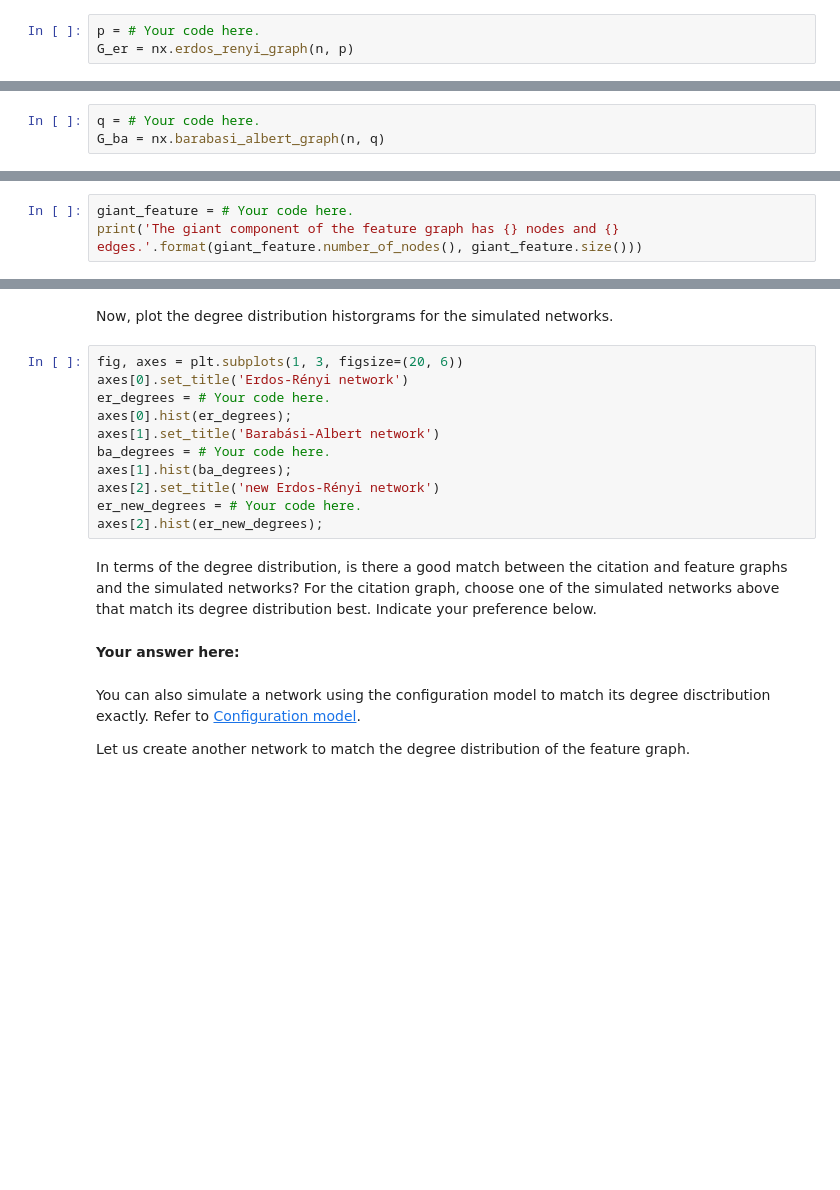
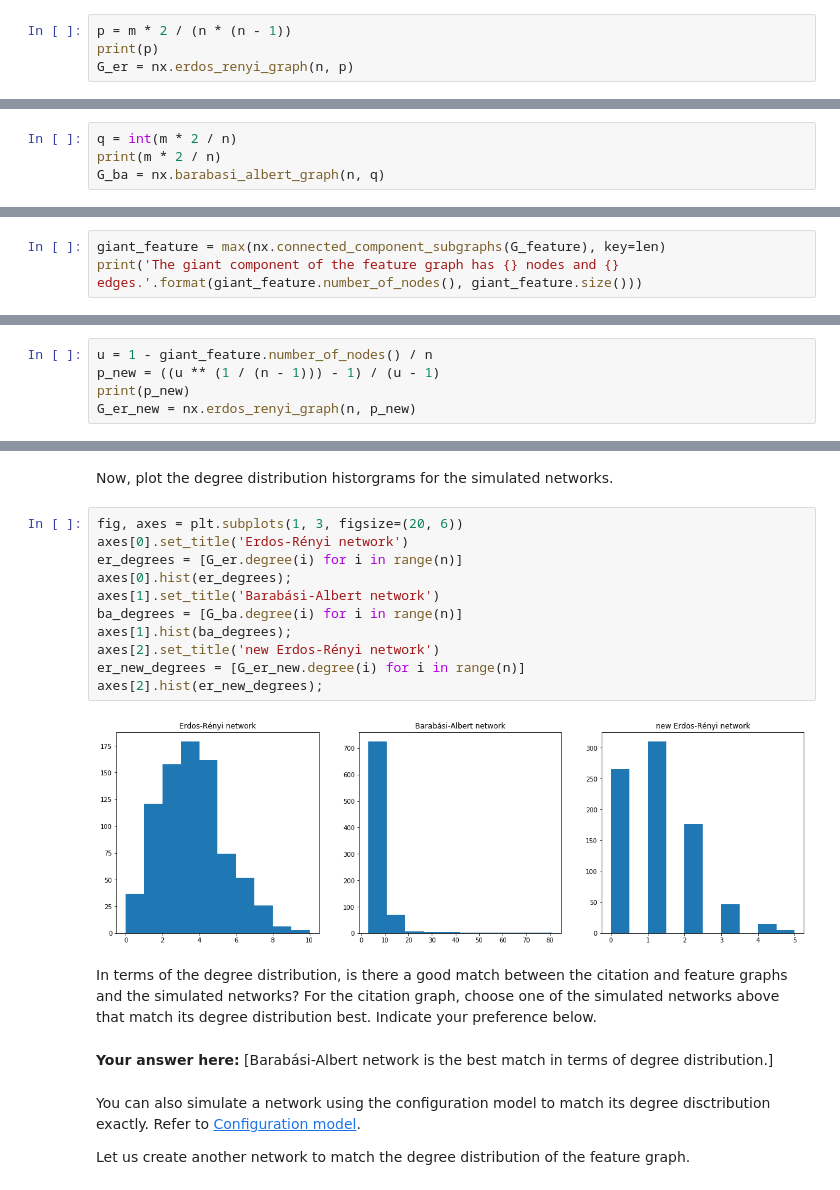
Before and after one commit to xiaohai12/ntds2019, a Jupyter notebook: assignments/1_network_science.ipynb, the cells around one changed output, grey strips where cells are left out. Cells and saved outputs as stored; diff of their text form; blank space fills up the shorter version.

```diff
--- a/assignments/1_network_science.ipynb
+++ b/assignments/1_network_science.ipynb
@@ -460,3 +482,4 @@ How do you determine the probability parameter for the Erdős–Rényi graph?
 # %%
-p = # Your code here.
+p = m * 2 / (n * (n - 1))
+print(p)
 G_er = nx.erdos_renyi_graph(n, p)
@@ -471,3 +499,4 @@ How do you determine the preferential attachment parameter for Barabási–Alber
 # %%
-q = # Your code here.
+q = int(m * 2 / n)
+print(m * 2 / n)
 G_ba = nx.barabasi_albert_graph(n, q)
@@ -485,3 +520,3 @@ print('The giant component of the citation graph has {} nodes and {} edges.'.for
 # %%
-giant_feature = # Your code here.
+giant_feature = max(nx.connected_component_subgraphs(G_feature), key=len)
 print('The giant component of the feature graph has {} nodes and {} edges.'.format(giant_feature.number_of_nodes(), giant_feature.size()))
@@ -502,0 +540,5 @@ G_er_new = nx.erdos_renyi_graph(n, p_new)
+# %%
+u = 1 - giant_feature.number_of_nodes() / n
+p_new = ((u ** (1 / (n - 1))) - 1) / (u - 1)
+print(p_new)
+G_er_new = nx.erdos_renyi_graph(n, p_new)
@@ -527,19 +577,22 @@ Now, plot the degree distribution historgrams for the simulated networks.
 # %%
 fig, axes = plt.subplots(1, 3, figsize=(20, 6))
 axes[0].set_title('Erdos-Rényi network')
-er_degrees = # Your code here.
+er_degrees = [G_er.degree(i) for i in range(n)]
 axes[0].hist(er_degrees);
 axes[1].set_title('Barabási-Albert network')
-ba_degrees = # Your code here.
+ba_degrees = [G_ba.degree(i) for i in range(n)]
 axes[1].hist(ba_degrees);
 axes[2].set_title('new Erdos-Rényi network')
-er_new_degrees = # Your code here.
+er_new_degrees = [G_er_new.degree(i) for i in range(n)]
 axes[2].hist(er_new_degrees);
+# %% [output]
+[figure, added]
 # %% [markdown]
 In terms of the degree distribution, is there a good match between the citation and feature graphs and the simulated networks?
 For the citation graph, choose one of the simulated networks above that match its degree distribution best. Indicate your preference below.
-# %% [markdown]
-**Your answer here:**
+# %% [markdown]
+**Your answer here:**
+[Barabási-Albert network is the best match in terms of degree distribution.]
 # %% [markdown]
 You can also simulate a network using the configuration model to match its degree disctribution exactly. Refer to [Configuration model](https://networkx.github.io/documentation/stable/reference/generated/networkx.generators.degree_seq.configuration_model.html#networkx.generators.degree_seq.configuration_model).
 
```
Also changed, not shown: parts of 68 cells of this notebook.
